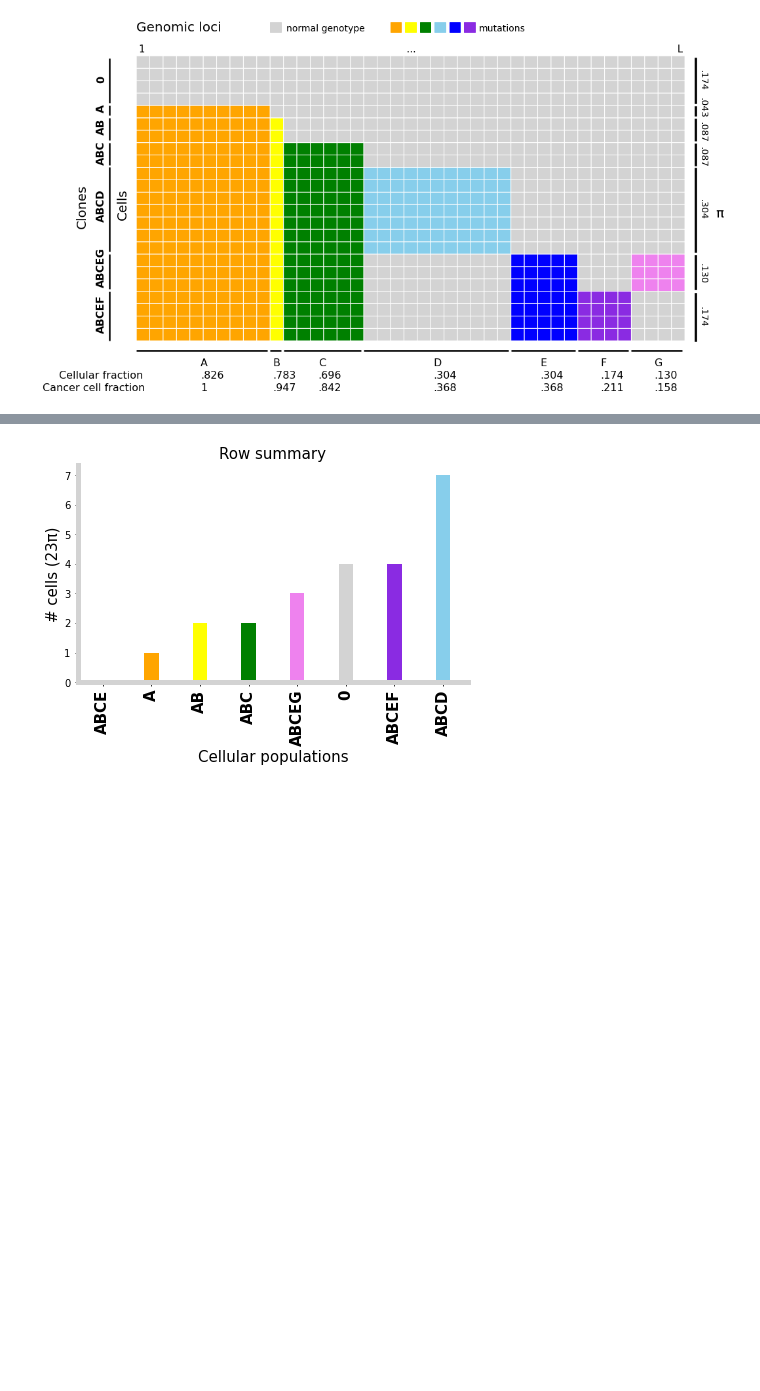
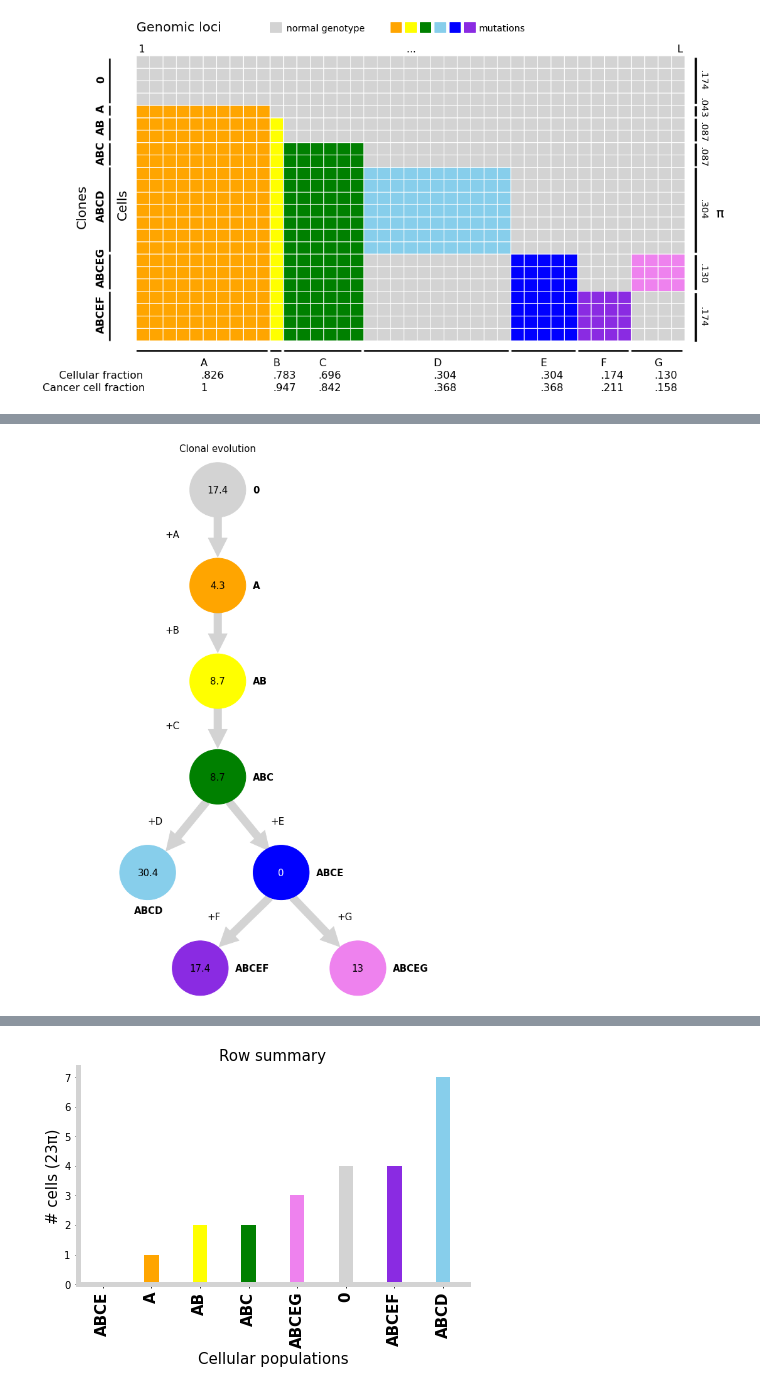
Before and after one commit to TomMakesThings/Cancer-Evolution, a Jupyter notebook: Mutation-Matrix.ipynb, the cells around one changed output, grey strips where cells are left out. Drawn from its saved outputs; the diff is of its cells as text; code cells hidden in the pictures; blank space fills up the shorter version.

Commit message:
Update clonal tree

```diff
--- a/Mutation-Matrix.ipynb
+++ b/Mutation-Matrix.ipynb
@@ -307,0 +220,82 @@ plt.show()
+# %%
+fig, ax = plt.subplots(figsize = (10, 10))
+
+# Add plot title
+plt.title("Clonal evolution", fontsize = 15)
+
+# Hide plot edge and axes
+plt.box(False)
+plt.axis('off')
+
+# Add circles, arrows and annotations
+plt.text(0.6, 0.89, "0", fontsize = 15, fontweight = "bold")
+plt.text(0.47, 0.89, "17.4", fontsize = 15)
+ax.add_patch(patches.FancyArrowPatch((0.5, 0.85), (0.5, 0.7),
+                                 mutation_scale = 60, color = "lightgrey"))
+ax.add_patch(plt.Circle((0.5, 0.9), 0.08, color = mutation_colours[0],
+                        clip_on = False))
+
+# A
+plt.text(0.35, 0.76, "+A", fontsize = 15)
+plt.text(0.6, 0.61, "A", fontsize = 15, fontweight = "bold")
+plt.text(0.478, 0.61, "4.3", fontsize = 15)
+ax.add_patch(patches.FancyArrowPatch((0.5, 0.55), (0.5, 0.42),
+                                 mutation_scale = 60, color = "lightgrey"))
+ax.add_patch(plt.Circle((0.5, 0.62), 0.08, color = mutation_colours[1],
+                        clip_on = False))
+
+# AB
+plt.text(0.35, 0.48, "+B", fontsize = 15)
+plt.text(0.6, 0.33, "AB", fontsize = 15, fontweight = "bold")
+plt.text(0.478, 0.33, "8.7", fontsize = 15)
+ax.add_patch(patches.FancyArrowPatch((0.5, 0.27), (0.5, 0.14),
+                                 mutation_scale = 60, color = "lightgrey"))
+ax.add_patch(plt.Circle((0.5, 0.34), 0.08, color = mutation_colours[2],
+                        clip_on = False))
+
+# ABC
+plt.text(0.35, 0.2, "+C", fontsize = 15)
+plt.text(0.6, 0.05, "ABC", fontsize = 15, fontweight = "bold")
+plt.text(0.478, 0.05, "8.7", fontsize = 15)
+ax.add_patch(patches.FancyArrowPatch((0.47, -0.01), (0.35, -0.16), clip_on = False,
+                                 mutation_scale = 60, color = "lightgrey"))
+ax.add_patch(patches.FancyArrowPatch((0.53, -0.01), (0.65, -0.16), clip_on = False,
+                                 mutation_scale = 60, color = "lightgrey"))
+ax.add_patch(plt.Circle((0.5, 0.06), 0.08, color = mutation_colours[3],
+                        clip_on = False))
+
+# ABCD
+plt.text(0.3, -0.08, "+D", fontsize = 15)
+plt.text(0.262, -0.34, "ABCD", fontsize = 15, fontweight = "bold")
+plt.text(0.271, -0.23, "30.4", fontsize = 15)
+ax.add_patch(plt.Circle((0.3, -0.22), 0.08, color = mutation_colours[4],
+                        clip_on = False))
+
+# ABCE
+plt.text(0.65, -0.08, "+E", fontsize = 15)
+plt.text(0.78, -0.23, "ABCE", fontsize = 15, fontweight = "bold")
+plt.text(0.671, -0.23, "0", fontsize = 15, color = "white")
+ax.add_patch(patches.FancyArrowPatch((0.651, -0.29), (0.501, -0.44), clip_on = False,
+                                 mutation_scale = 60, color = "lightgrey"))
+ax.add_patch(patches.FancyArrowPatch((0.711, -0.29), (0.851, -0.44), clip_on = False,
+                                 mutation_scale = 60, color = "lightgrey"))
+ax.add_patch(plt.Circle((0.681, -0.22), 0.08, color = mutation_colours[5],
+                        clip_on = False))
+
+# ABCEF
+plt.text(0.47, -0.36, "+F", fontsize = 15)
+plt.text(0.55, -0.51, "ABCEF", fontsize = 15, fontweight = "bold")
+plt.text(0.42, -0.51, "17.4", fontsize = 15)
+ax.add_patch(plt.Circle((0.45, -0.5), 0.08, color = mutation_colours[6],
+                        clip_on = False))
+
+# ABCEG
+plt.text(0.84, -0.36, "+G", fontsize = 15)
+plt.text(1, -0.51, "ABCEG", fontsize = 15, fontweight = "bold")
+plt.text(0.882, -0.51, "13", fontsize = 15)
+ax.add_patch(plt.Circle((0.9, -0.5), 0.08, color = mutation_colours[7],
+                        clip_on = False))
+
+plt.show()
+# %% [output]
+[figure, added]
```
Also changed, not shown: parts of 4 cells of this notebook.
